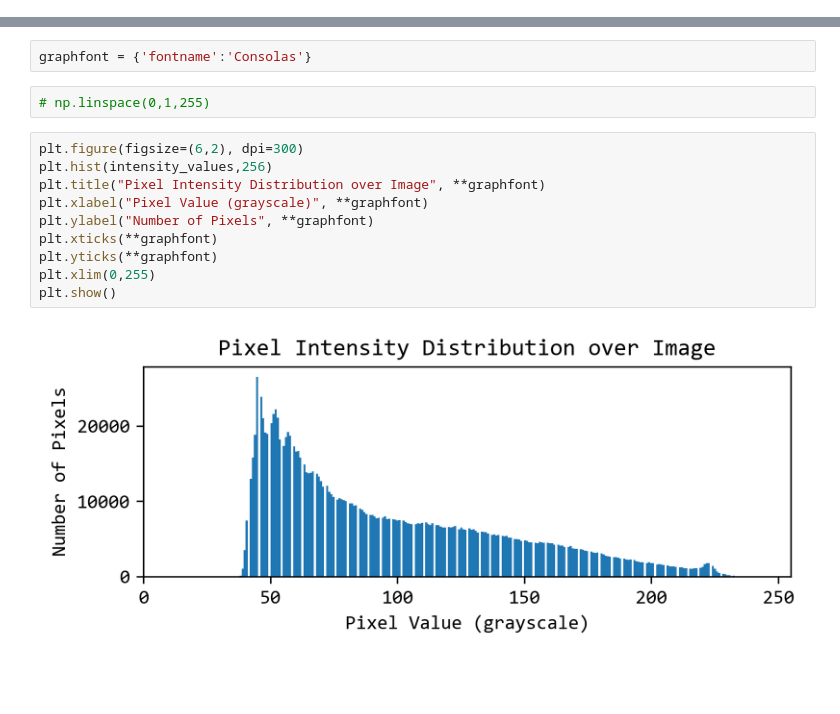
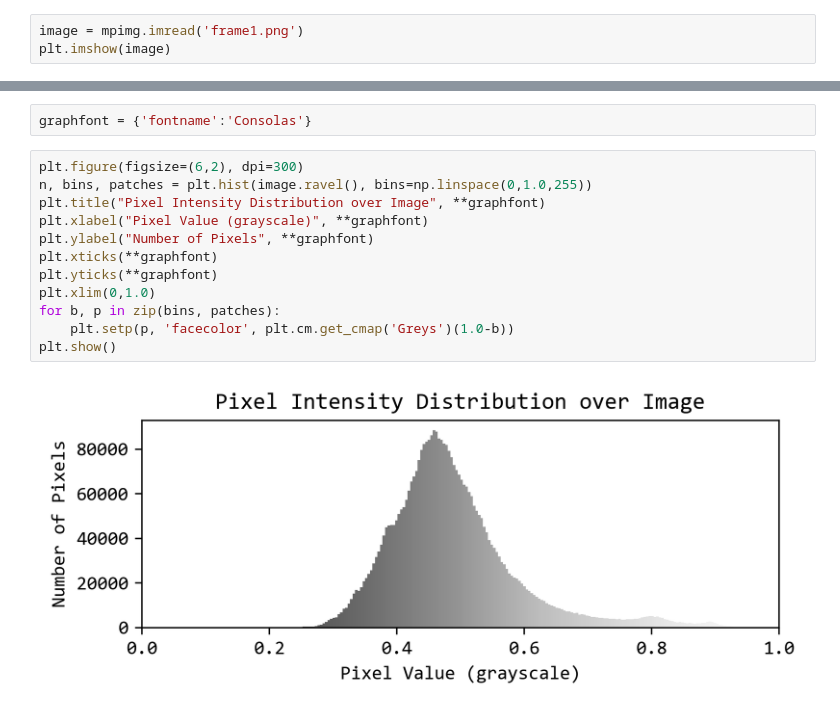
Before and after one commit to johnmays/convection-cell-research, a Jupyter notebook: image_processing/early_analysis.ipynb, the cells around one changed output, grey strips where cells are left out. Saved outputs shown, nothing was run; the diff lists cells and outputs as text; blank space fills up the shorter version.

```diff
--- a/image_processing/early_analysis.ipynb
+++ b/image_processing/early_analysis.ipynb
@@ -21,0 +11,3 @@ for row in range(width):
+# %%
+image = mpimg.imread('frame1.png')
+plt.imshow(image)
@@ -22,16 +17,16 @@ for row in range(width):
 # %%
 graphfont = {'fontname':'Consolas'}
-# %%
-# np.linspace(0,1,255)
 # %%
 plt.figure(figsize=(6,2), dpi=300)
-plt.hist(intensity_values,256)
+n, bins, patches = plt.hist(image.ravel(), bins=np.linspace(0,1.0,255))
 plt.title("Pixel Intensity Distribution over Image", **graphfont)
 plt.xlabel("Pixel Value (grayscale)", **graphfont)
 plt.ylabel("Number of Pixels", **graphfont)
 plt.xticks(**graphfont)
 plt.yticks(**graphfont)
-plt.xlim(0,255)
+plt.xlim(0,1.0)
+for b, p in zip(bins, patches):
+    plt.setp(p, 'facecolor', plt.cm.get_cmap('Greys')(1.0-b))
 plt.show()
 # %% [output]
-[figure, old version]
+[figure, new version]
```
Also changed, not shown: parts of 10 cells of this notebook.
